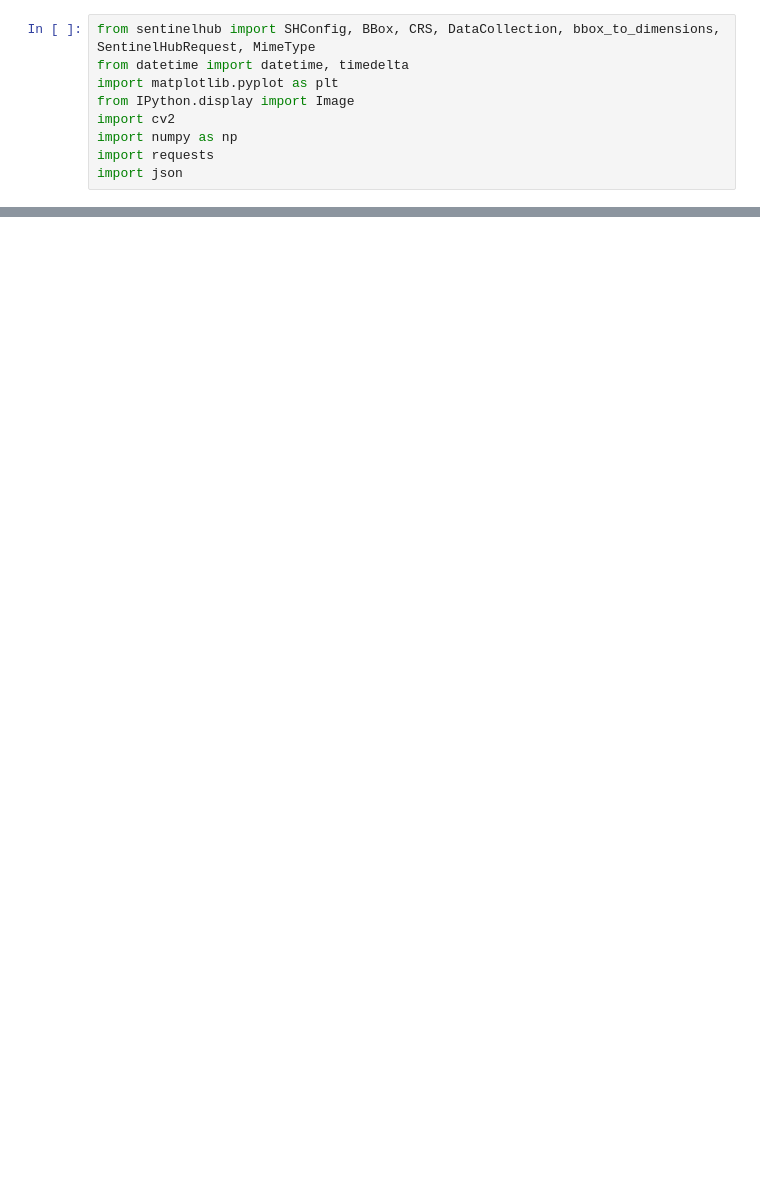
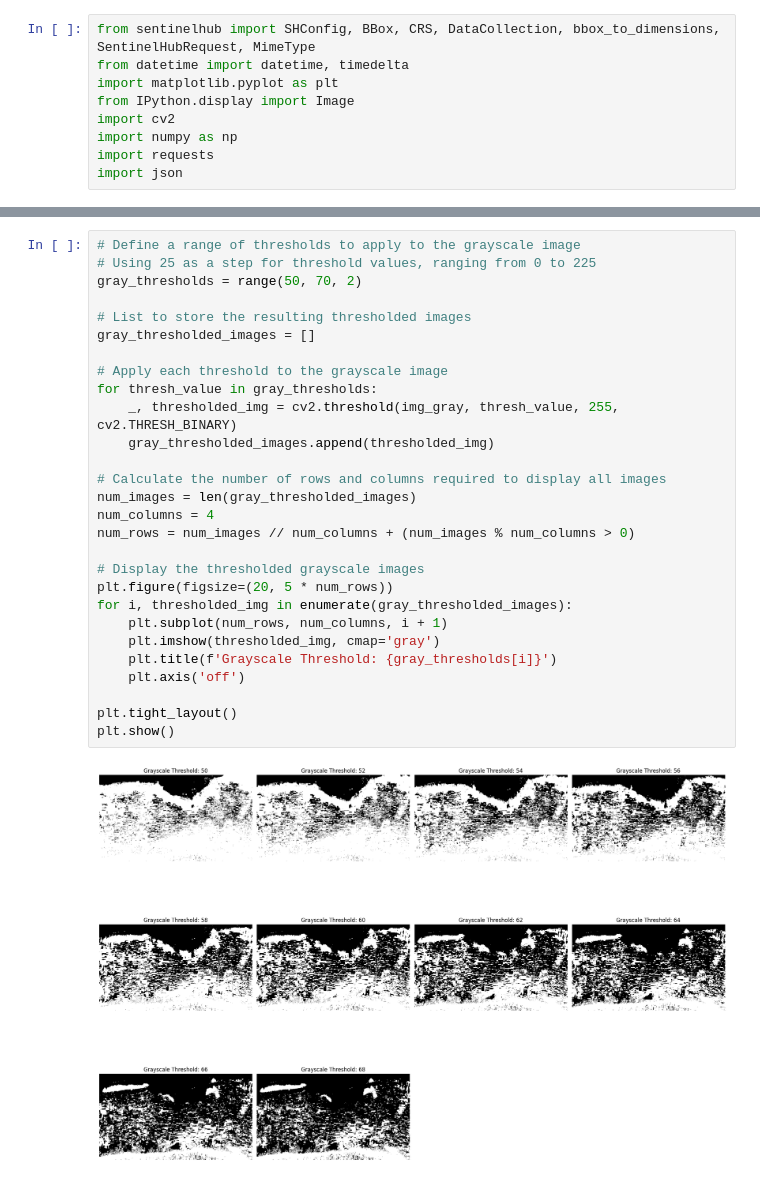
Before and after one commit to elissamskog/Seaweed-Market-Analysis-Indonesia, a Jupyter notebook: Satellites/analysis.ipynb, the cells around one changed output, grey strips where cells are left out. Drawn from its saved outputs; the diff is of its cells as text; blank space fills up the shorter version.

```diff
--- a/Satellites/analysis.ipynb
+++ b/Satellites/analysis.ipynb
@@ -93,0 +66,30 @@ plt.show()
+# %%
+# Define a range of thresholds to apply to the grayscale image
+# Using 25 as a step for threshold values, ranging from 0 to 225
+gray_thresholds = range(50, 70, 2)
+
+# List to store the resulting thresholded images
+gray_thresholded_images = []
+
+# Apply each threshold to the grayscale image
+for thresh_value in gray_thresholds:
+    _, thresholded_img = cv2.threshold(img_gray, thresh_value, 255, cv2.THRESH_BINARY)
+    gray_thresholded_images.append(thresholded_img)
+
+# Calculate the number of rows and columns required to display all images
+num_images = len(gray_thresholded_images)
+num_columns = 4
+num_rows = num_images // num_columns + (num_images % num_columns > 0)
+
+# Display the thresholded grayscale images
+plt.figure(figsize=(20, 5 * num_rows))
+for i, thresholded_img in enumerate(gray_thresholded_images):
+    plt.subplot(num_rows, num_columns, i + 1)
+    plt.imshow(thresholded_img, cmap='gray')
+    plt.title(f'Grayscale Threshold: {gray_thresholds[i]}')
+    plt.axis('off')
+
+plt.tight_layout()
+plt.show()
+# %% [output]
+[figure, added]
```
Also changed, not shown: parts of 8 cells of this notebook, 4 other files.
